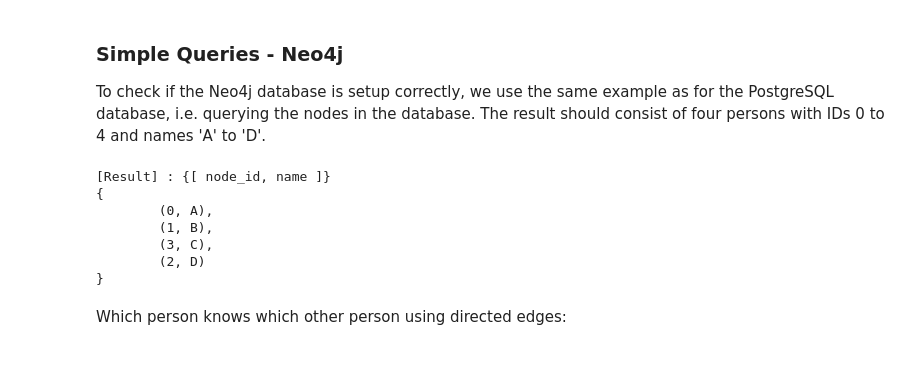
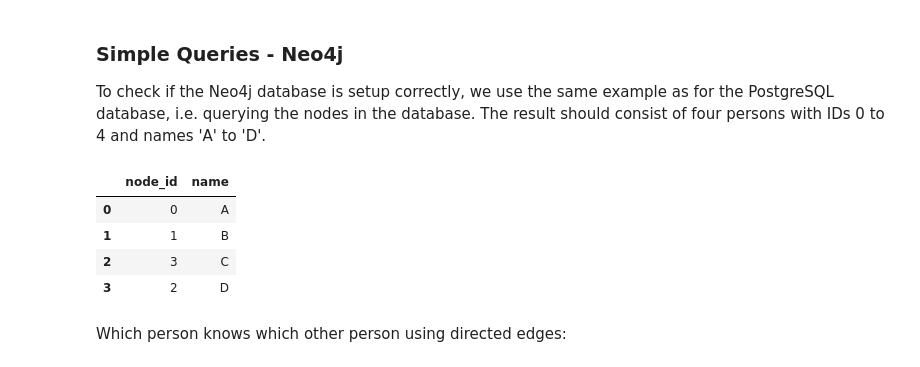
Before and after one commit to BigDataAnalyticsGroup/bigdataengineering, a Jupyter notebook: Graphs in Cypher.ipynb, the cells around one changed output. Saved outputs shown, nothing was run; the diff lists cells and outputs as text; code cells hidden in the pictures.

```diff
--- a/Graphs in Cypher.ipynb
+++ b/Graphs in Cypher.ipynb
@@ -102,21 +102,18 @@ To check if the Neo4j database is setup correctly, we use the same example as fo
 # %%
 # Neo4j
 # MATCH (n:PERSON) corresponds to FROM person AS n in SQL
 # RETURN corresponds to SELECT in SQL
 cur = graph.run("""
 MATCH (n:PERSON)
 RETURN n.node_id AS node_id, n.name AS name;
 """)
-print_set_neo4j(cur)
-#cur.close()
+display(cur.to_data_frame())
 # %% [output]
-[Result] : {[ node_id, name ]}
-{
-        (0, A),
-        (1, B),
-        (3, C),
-        (2, D)
-}
+|  | node_id | name |
+| 0 | 0 | A |
+| 1 | 1 | B |
+| 2 | 3 | C |
+| 3 | 2 | D |
 # %% [markdown]
 Which person knows which other person using directed edges:
 # %%
```
Also changed, not shown: parts of 11 cells of this notebook.
